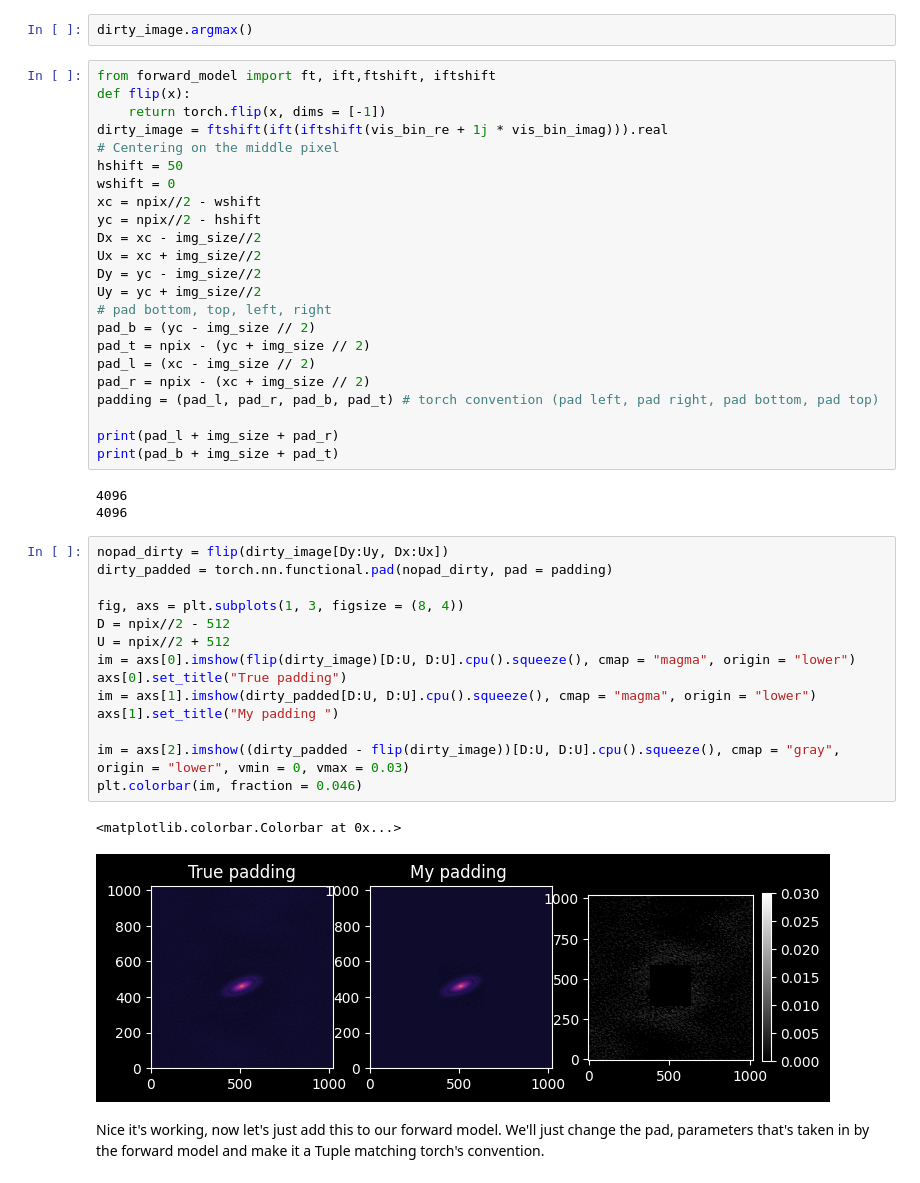
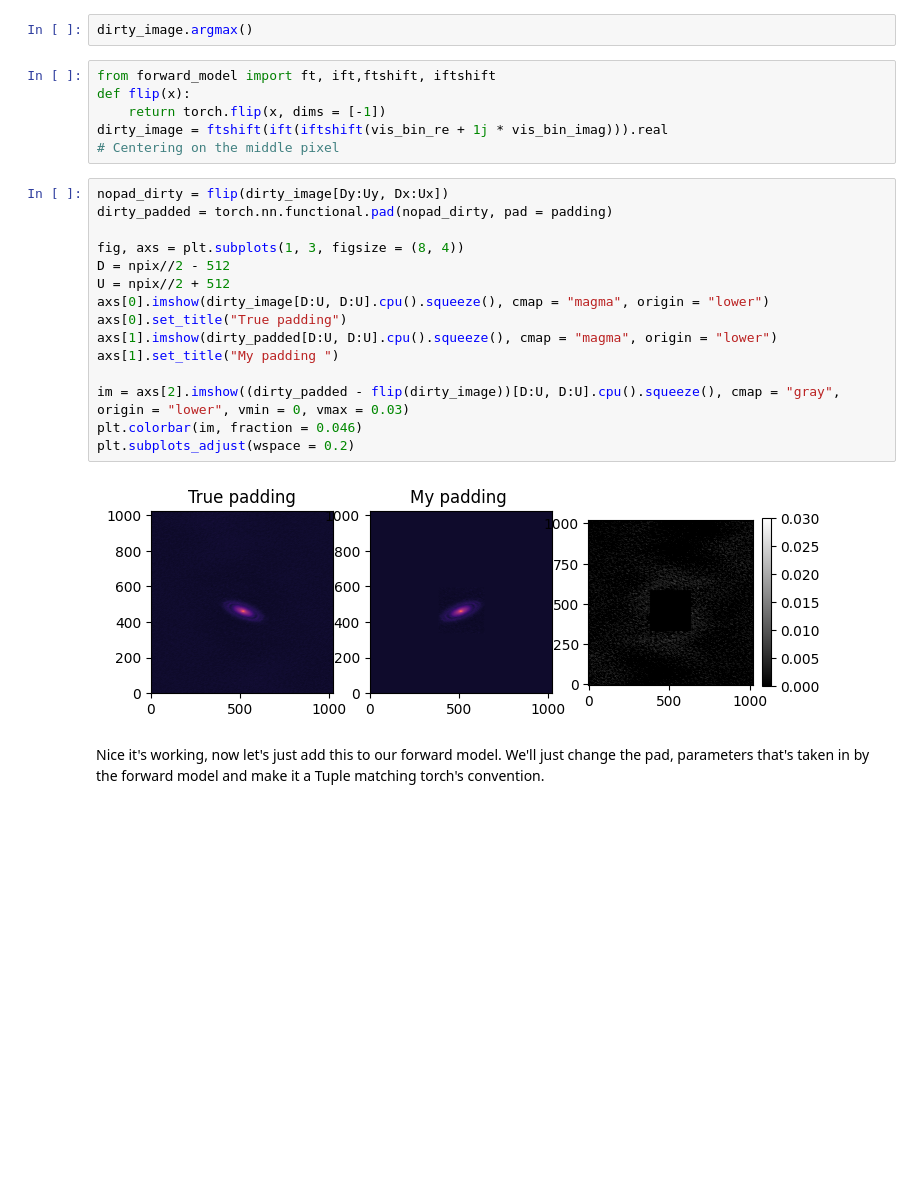
Before and after one commit to EnceladeCandy/bayesian-imaging-radio, a Jupyter notebook: experiment_notebooks/inference_htlup.ipynb, the cells around one changed output. Cells and saved outputs as stored; diff of their text form; blank space fills up the shorter version.

```diff
--- a/experiment_notebooks/inference_htlup.ipynb
+++ b/experiment_notebooks/inference_htlup.ipynb
@@ -48,42 +65,22 @@ def flip(x):
     return torch.flip(x, dims = [-1])
 dirty_image = ftshift(ift(iftshift(vis_bin_re + 1j * vis_bin_imag))).real
 # Centering on the middle pixel
-hshift = 50
-wshift = 0
-xc = npix//2 - wshift
-yc = npix//2 - hshift
-Dx = xc - img_size//2
-Ux = xc + img_size//2
-Dy = yc - img_size//2
-Uy = yc + img_size//2
-# pad bottom, top, left, right
-pad_b = (yc - img_size // 2)
-pad_t = npix - (yc + img_size // 2)
-pad_l = (xc - img_size // 2)
-pad_r = npix - (xc + img_size // 2)
-padding = (pad_l, pad_r, pad_b, pad_t) # torch convention (pad left, pad right, pad bottom, pad top)
-
-print(pad_l + img_size + pad_r)
-print(pad_b + img_size + pad_t)
-# %% [output]
-4096
-4096
 # %%
 nopad_dirty = flip(dirty_image[Dy:Uy, Dx:Ux])
 dirty_padded = torch.nn.functional.pad(nopad_dirty, pad = padding)
 
 fig, axs = plt.subplots(1, 3, figsize = (8, 4))
 D = npix//2 - 512
 U = npix//2 + 512
-im = axs[0].imshow(flip(dirty_image)[D:U, D:U].cpu().squeeze(), cmap = "magma", origin = "lower")
+axs[0].imshow(dirty_image[D:U, D:U].cpu().squeeze(), cmap = "magma", origin = "lower")
 axs[0].set_title("True padding")
-im = axs[1].imshow(dirty_padded[D:U, D:U].cpu().squeeze(), cmap = "magma", origin = "lower")
+axs[1].imshow(dirty_padded[D:U, D:U].cpu().squeeze(), cmap = "magma", origin = "lower")
 axs[1].set_title("My padding ")
 
 im = axs[2].imshow((dirty_padded - flip(dirty_image))[D:U, D:U].cpu().squeeze(), cmap = "gray", origin = "lower", vmin = 0, vmax = 0.03)
 plt.colorbar(im, fraction = 0.046)
+plt.subplots_adjust(wspace = 0.2)
 # %% [output]
-<matplotlib.colorbar.Colorbar at 0x...>
-[figure, old version]
+[figure, new version]
 # %% [markdown]
 Nice it's working, now let's just add this to our forward model. We'll just change the pad, parameters that's taken in by the forward model and make it a Tuple matching torch's convention.
```
Also changed, not shown: parts of 4 cells of this notebook, 2 other files.
